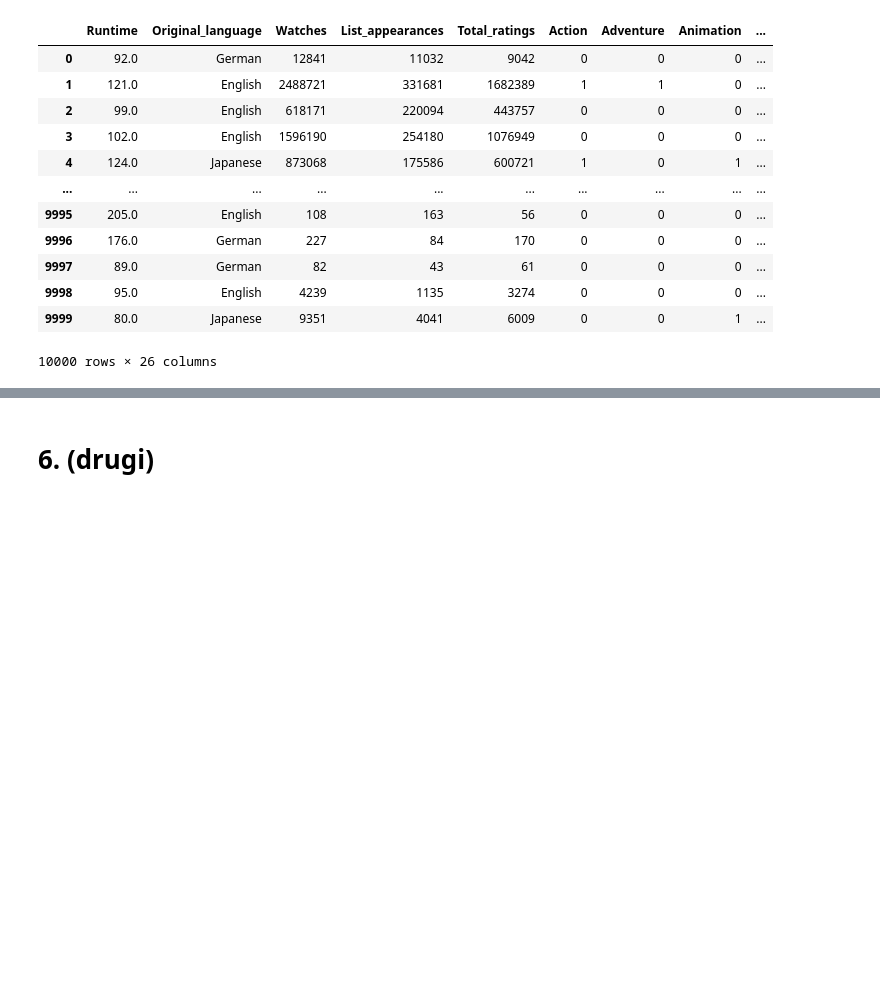
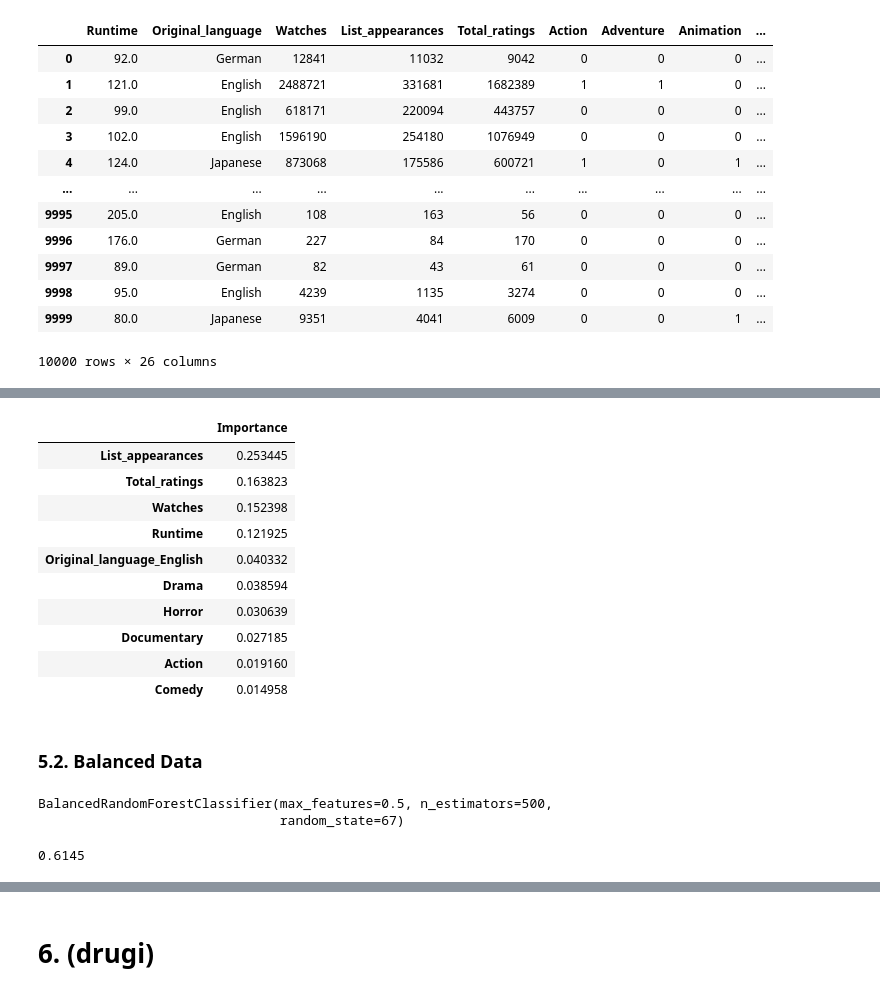
Before and after one commit to tomciolowsky/MoviesClassification, a Jupyter notebook: analysis.ipynb, the cells around one changed output, grey strips where cells are left out. Cells and saved outputs as stored; diff of their text form; code cells hidden in the pictures; blank space fills up the shorter version.

```diff
--- a/analysis.ipynb
+++ b/analysis.ipynb
@@ -509,0 +583,16 @@ df
+# %%
+pd.DataFrame(rf2.feature_importances_, index = X.columns, columns=['Importance']).sort_values(by='Importance', ascending=False).head(10)
+# %% [output]
+|  | Importance |
+| List_appearances | 0.253445 |
+| Total_ratings | 0.163823 |
+| Watches | 0.152398 |
+| Runtime | 0.121925 |
+| Original_language_English | 0.040332 |
+| Drama | 0.038594 |
+| Horror | 0.030639 |
+| Documentary | 0.027185 |
+| Action | 0.019160 |
+| Comedy | 0.014958 |
+# %% [markdown]
+### 5.2. Balanced Data
@@ -509,0 +601,13 @@ df
+# %%
+rf1_balanced = BalancedRandomForestClassifier(random_state=67,n_estimators=500, max_features=0.5)
+rf1_balanced.fit(X_train, y1_train)
+rf2_balanced = BalancedRandomForestClassifier(random_state=67,n_estimators=500, max_features=0.5)
+rf2_balanced.fit(X_train, y2_train)
+# %% [output]
+BalancedRandomForestClassifier(max_features=0.5, n_estimators=500,
+                               random_state=67)
+# %%
+y1_pred = rf1_balanced.predict(X_test)
+rf1_balanced.score(X_test, y1_test)
+# %% [output]
+0.6145
```
Also changed, not shown: parts of 15 cells of this notebook.
